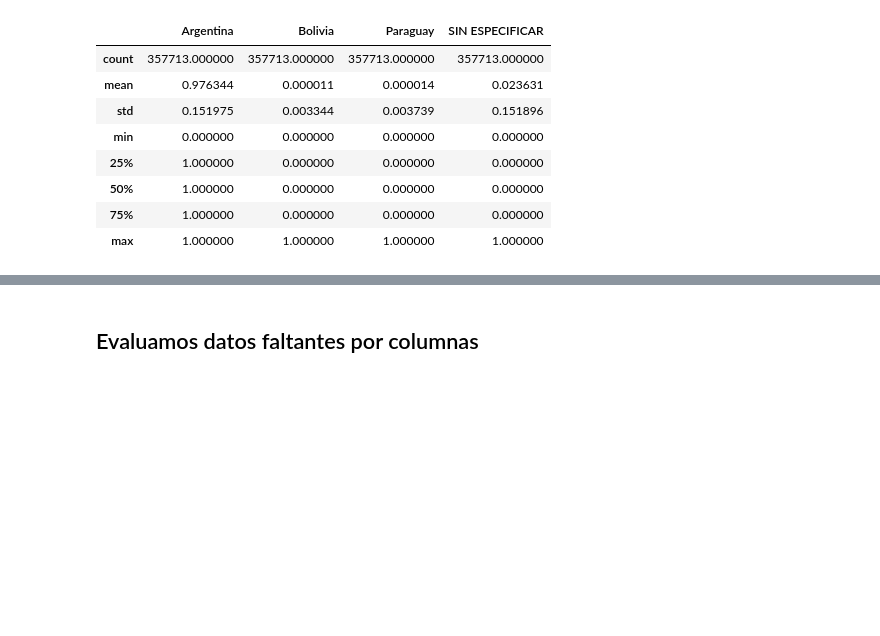
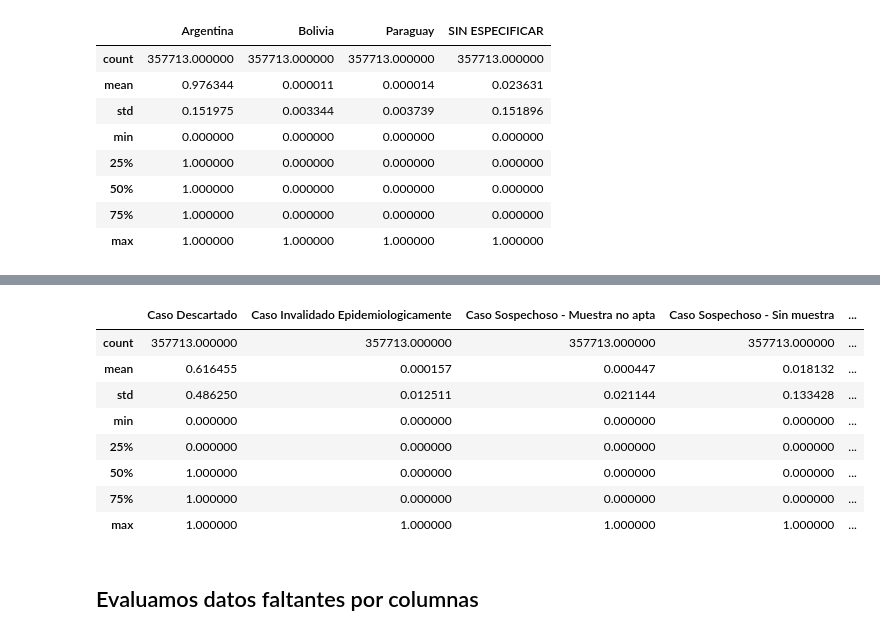
Before and after one commit to tomiambro/clusterai2020_grupo1, a Jupyter notebook: EDA_Proyecto_Final.ipynb, the cells around one changed output, grey strips where cells are left out. Saved outputs shown, nothing was run; the diff lists cells and outputs as text; code cells hidden in the pictures; blank space fills up the shorter version.

```diff
--- a/EDA_Proyecto_Final.ipynb
+++ b/EDA_Proyecto_Final.ipynb
@@ -66,6 +65,9 @@ Hacemos lo mismo para la columna 'sexo'
 # %%
 df_caba.loc[df_caba.sexo == 'M', 'sexo'] = 0
 df_caba.loc[df_caba.sexo == 'F', 'sexo'] = 1
+
+df_caba.loc[df_caba.origen_financiamiento == 'Público', 'origen_financiamiento'] = 0
+df_caba.loc[df_caba.origen_financiamiento == 'Privado', 'origen_financiamiento'] = 1
 # %%
 pd.get_dummies(df_caba.residencia_pais_nombre).describe()
 # %% [output]
@@ -80,0 +97,3 @@ pd.get_dummies(df_caba.residencia_pais_nombre).describe()
+# %%
+df_caba.clasificacion_resumen = pd.Categorical(df_caba.clasificacion_resumen)
+df_caba.clasificacion_resumen.cat.codes
@@ -81,3 +113,15 @@ pd.get_dummies(df_caba.residencia_pais_nombre).describe()
+# %%
+pd.get_dummies(df_caba.clasificacion).describe()
+# %% [output]
+|  | Caso Descartado | Caso Invalidado Epidemiologicamente | Caso Sospechoso - Muestra no apta | Caso Sospechoso - Sin muestra | ... |
+| count | 357713.000000 | 357713.000000 | 357713.000000 | 357713.000000 | ... |
+| mean | 0.616455 | 0.000157 | 0.000447 | 0.018132 | ... |
+| std | 0.486250 | 0.012511 | 0.021144 | 0.133428 | ... |
+| min | 0.000000 | 0.000000 | 0.000000 | 0.000000 | ... |
+| 25% | 0.000000 | 0.000000 | 0.000000 | 0.000000 | ... |
+| 50% | 1.000000 | 0.000000 | 0.000000 | 0.000000 | ... |
+| 75% | 1.000000 | 0.000000 | 0.000000 | 0.000000 | ... |
+| max | 1.000000 | 1.000000 | 1.000000 | 1.000000 | ... |
 # %% [markdown]
 ## Evaluamos datos faltantes por columnas
 # %%
```
Also changed, not shown: parts of 7 cells of this notebook.
